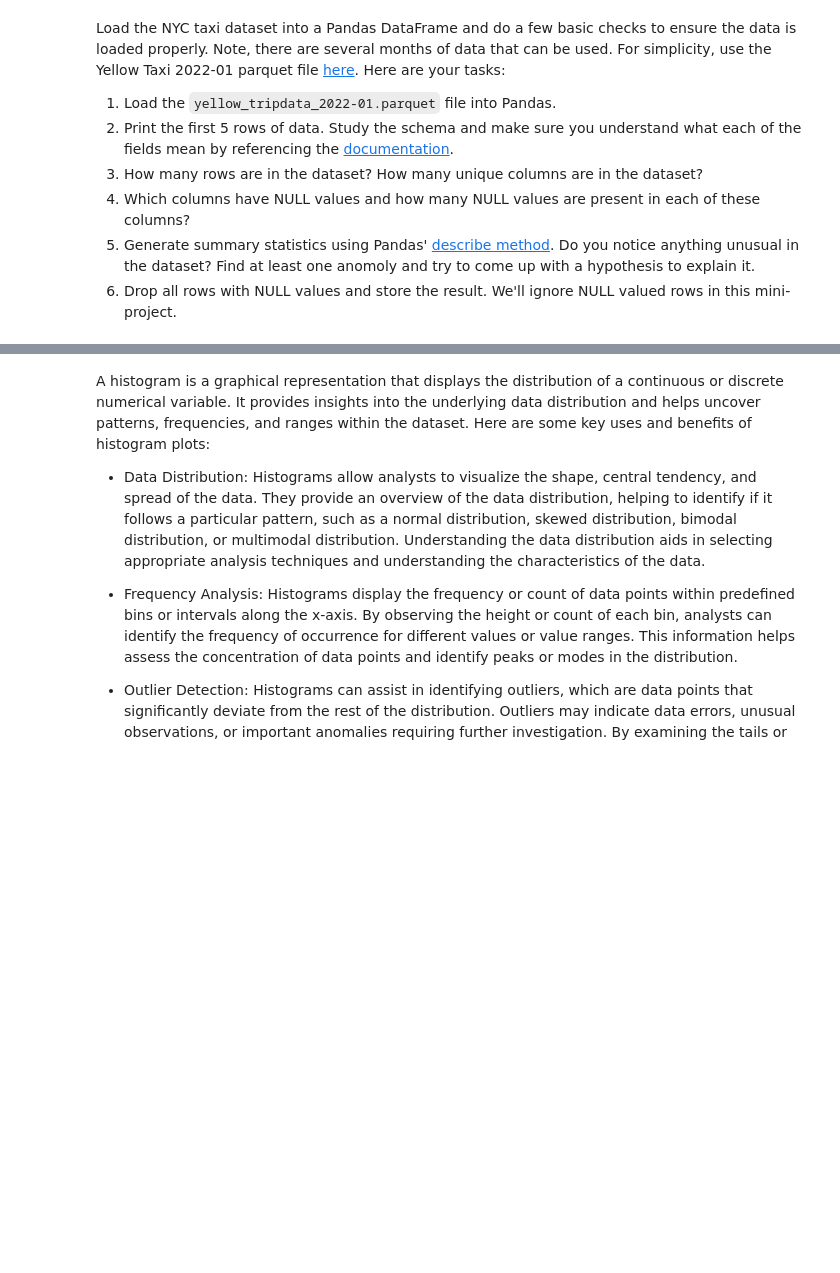
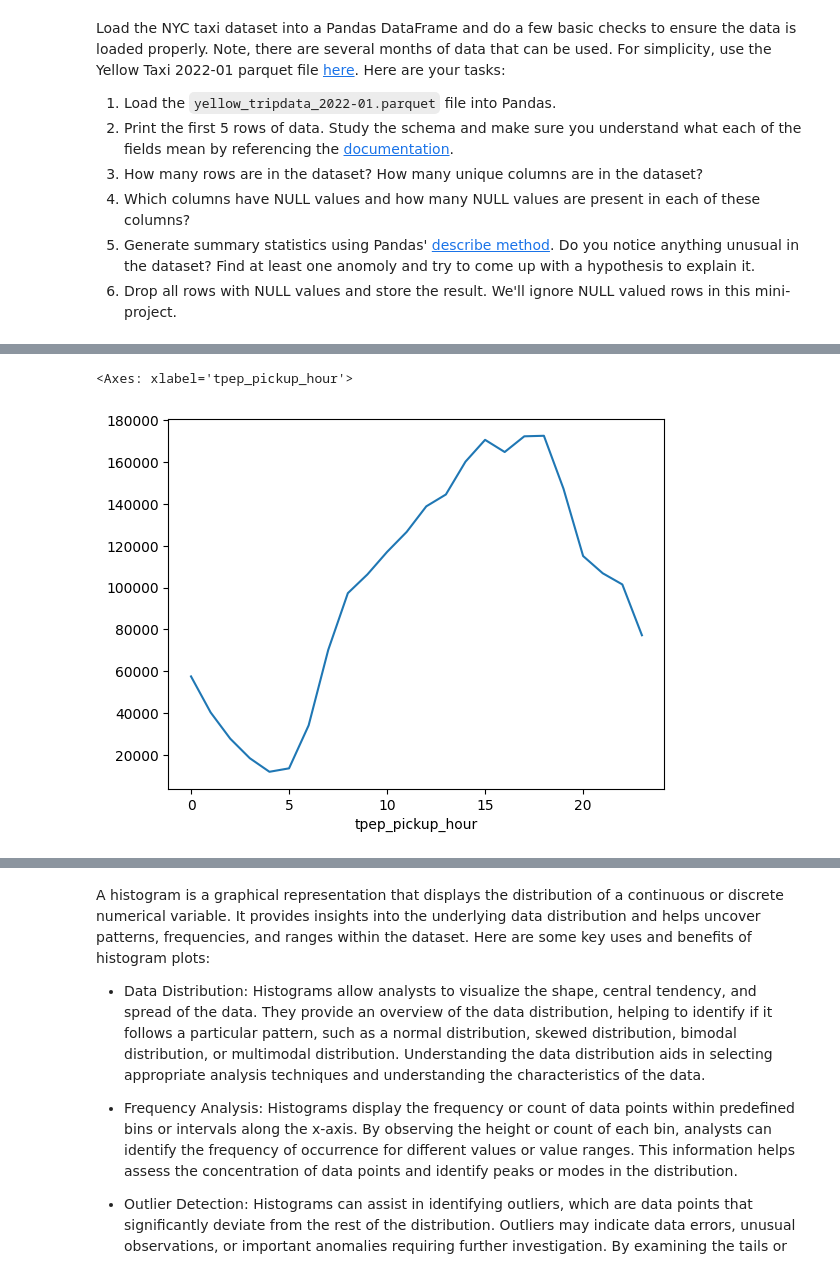
Before and after one commit to brettdavies/ucsd-ml-ai-projects, a Jupyter notebook: Student_MLE_MiniProject_EDA.ipynb, the cells around one changed output, grey strips where cells are left out. Cells and saved outputs as stored; diff of their text form; code cells hidden in the pictures; blank space fills up the shorter version.

```diff
--- a/Student_MLE_MiniProject_EDA.ipynb
+++ b/Student_MLE_MiniProject_EDA.ipynb
@@ -130,0 +32,3 @@ Your task is:
+# %%
+# Load parquet file into a Pandas DataFrame
+df = pd.read_parquet("https://d37ci6vzurychx.cloudfront.net/trip-data/yellow_tripdata_2022-01.parquet")
@@ -130,0 +106,3 @@ Your task is:
+# %%
+# Drop rows with missing values.
+df = df.dropna(how='any')
@@ -130,0 +120,21 @@ Your task is:
+# %%
+# Create a new column for trip duration in minutes
+df.loc[:,["trip_duration"]] = df['tpep_dropoff_datetime'] - df['tpep_pickup_datetime']
+# df.info()
+# print(df['trip_duration'].head())
+# %%
+# Create new columns for pickup hour and day of week
+# df.info()
+# print(df['tpep_pickup_datetime'])
+df.loc[:,["tpep_pickup_hour"]] = df['tpep_pickup_datetime'].dt.hour
+df.loc[:,["tpep_pickup_dow"]] = df['tpep_pickup_datetime'].dt.dayofweek
+
+# print(df['tpep_pickup_hour'])
+# df.info()
+# %%
+# Create a lineplot displaying the number of trips by pickup hour
+data = df.groupby(['tpep_pickup_hour']).size()
+sns.lineplot(x=data.index, y=data.values)
+# %% [output]
+<Axes: xlabel='tpep_pickup_hour'>
+[figure, added]
```
Also changed, not shown: parts of 35 cells of this notebook.
